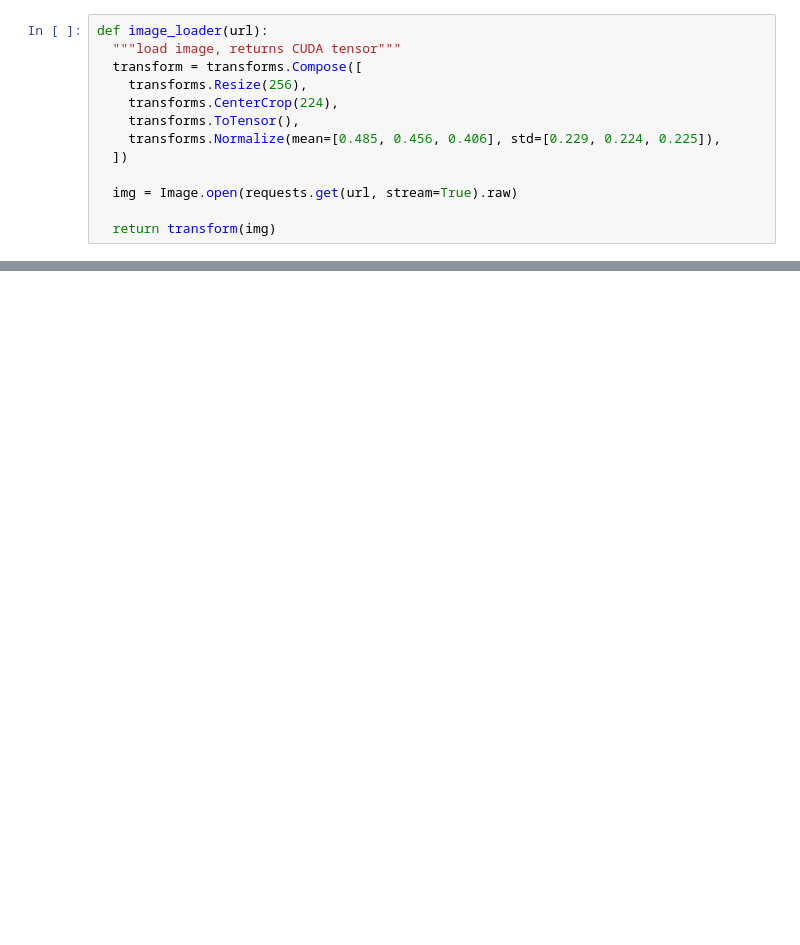
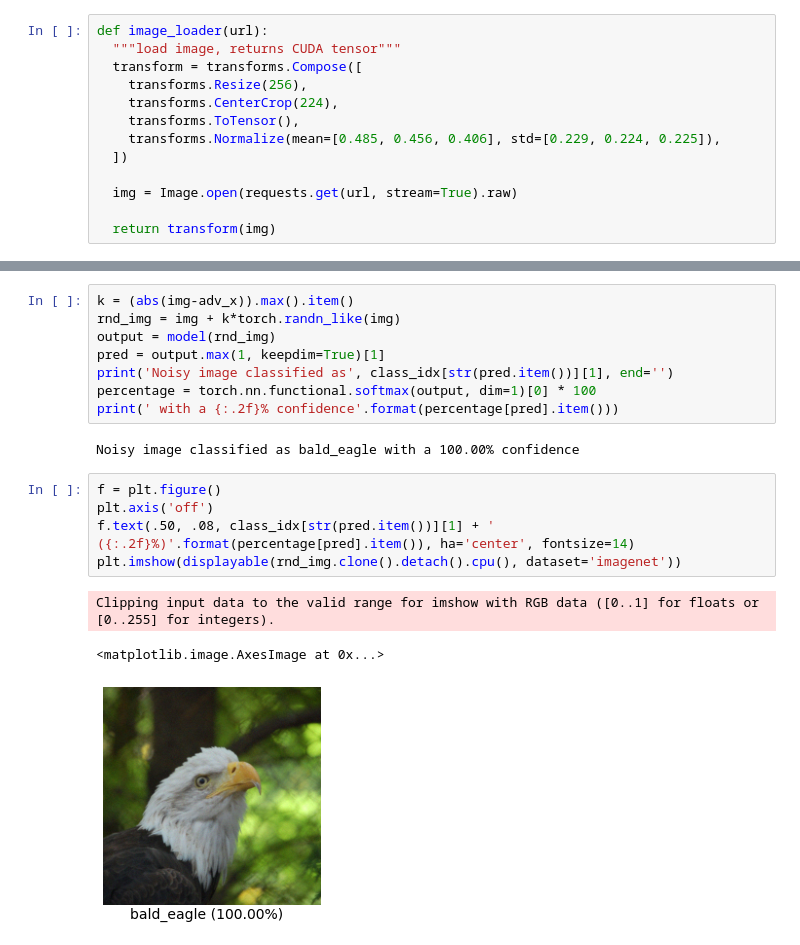
Before and after one commit to pabloac31/TFG, a Jupyter notebook: ImageNet_experiments.ipynb, the cells around one changed output, grey strips where cells are left out. Cells and saved outputs as stored; diff of their text form; blank space fills up the shorter version.

```diff
--- a/ImageNet_experiments.ipynb
+++ b/ImageNet_experiments.ipynb
@@ -107,0 +115,19 @@ Text(0.5, 0.08, 'buckle (15.34%)')
+# %%
+k = (abs(img-adv_x)).max().item()
+rnd_img = img + k*torch.randn_like(img)
+output = model(rnd_img)
+pred = output.max(1, keepdim=True)[1]
+print('Noisy image classified as', class_idx[str(pred.item())][1], end='')
+percentage = torch.nn.functional.softmax(output, dim=1)[0] * 100
+print(' with a {:.2f}% confidence'.format(percentage[pred].item()))
+# %% [output]
+Noisy image classified as bald_eagle with a 100.00% confidence
+# %%
+f = plt.figure()
+plt.axis('off')
+f.text(.50, .08, class_idx[str(pred.item())][1] + ' ({:.2f}%)'.format(percentage[pred].item()), ha='center', fontsize=14)
+plt.imshow(displayable(rnd_img.clone().detach().cpu(), dataset='imagenet'))
+# %% [output]
+Clipping input data to the valid range for imshow with RGB data ([0..1] for floats or [0..255] for integers).
+<matplotlib.image.AxesImage at 0x...>
+[figure, added]
```
Also changed, not shown: parts of 12 cells of this notebook.
